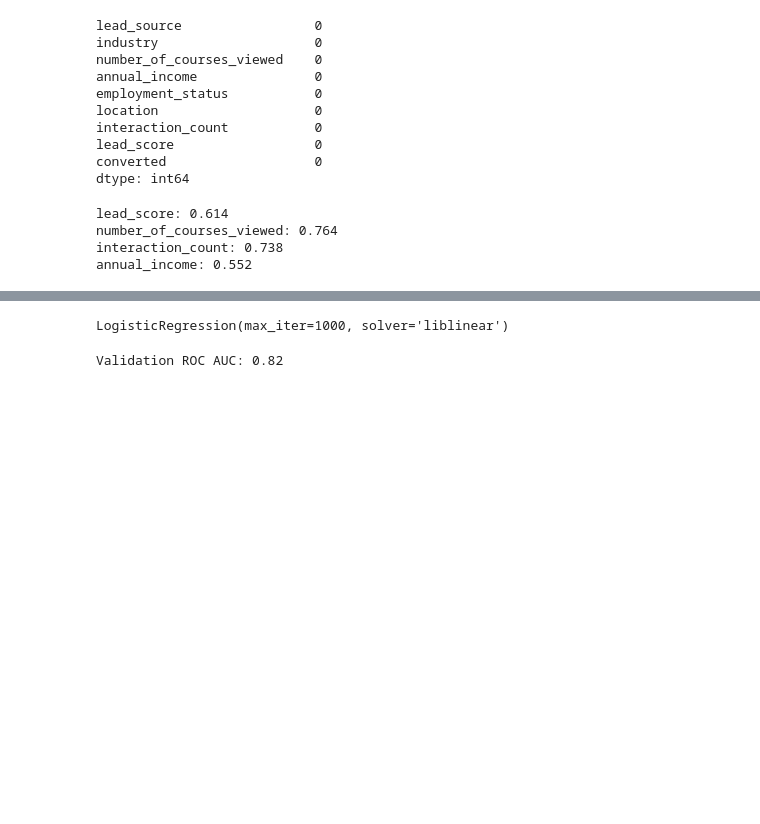
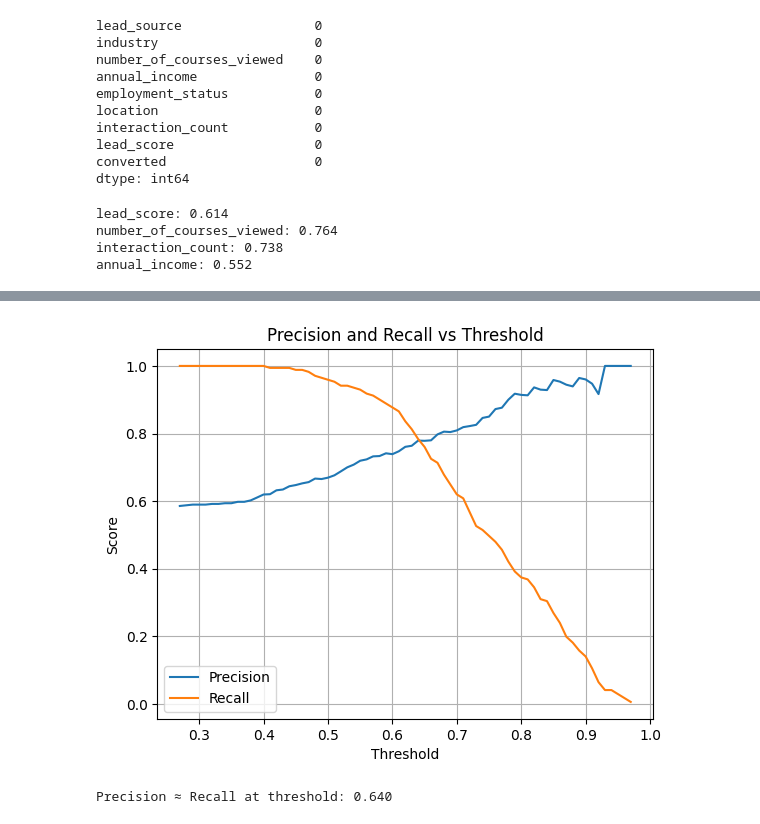
Before and after one commit to tmsnobrega/ml-zoomcamp-homework, a Jupyter notebook: 04-evaluation/Homework.ipynb, the cells around one changed output, grey strips where cells are left out. Cells and saved outputs as stored; diff of their text form; code cells hidden in the pictures; blank space fills up the shorter version.

```diff
--- a/04-evaluation/Homework.ipynb
+++ b/04-evaluation/Homework.ipynb
@@ -121,13 +140,34 @@ Number of features after one-hot encoding: 31
-# %%
-# Train the Logistic Regression model
-model = LogisticRegression(solver='liblinear', C=1.0, max_iter=1000)
-model.fit(X_train, y_train)
-# %% [output]
-LogisticRegression(max_iter=1000, solver='liblinear')
-# %%
-# Evaluate on the validation set
-y_pred_val = model.predict_proba(X_val)[:, 1]
-auc = roc_auc_score(y_val, y_pred_val)
-print(f"Validation ROC AUC: {auc:.3f}")
-# %% [output]
-Validation ROC AUC: 0.82
+# %%
+# Define thresholds from 0.0 to 1.0 (step = 0.01)
+thresholds = np.arange(0.0, 1.01, 0.01)
+
+precisions, recalls, valid_t = [], [], []
+
+for t in thresholds:
+    y_pred = (y_val_proba >= t)
+
+    # Skip degenerate thresholds (all negatives or all positives)
+    if y_pred.sum() == 0 or y_pred.sum() == len(y_pred):
+        continue
+
+    # zero_division=0 is optional but keeps things quiet at edges
+    p = precision_score(y_val, y_pred, zero_division=0)
+    r = recall_score(y_val, y_pred, zero_division=0)
+
+    precisions.append(p)
+    recalls.append(r)
+    valid_t.append(t)
+
+# ---- Plot (use valid_t, not thresholds) ----
+plt.plot(valid_t, precisions, label='Precision')
+plt.plot(valid_t, recalls, label='Recall')
+plt.xlabel('Threshold'); plt.ylabel('Score'); plt.title('Precision and Recall vs Threshold')
+plt.legend(); plt.grid(True); plt.show()
+
+# ---- Intersection (precision ≈ recall) ----
+diff = np.abs(np.array(precisions) - np.array(recalls))
+t_star = valid_t[int(diff.argmin())]
+print(f"Precision ≈ Recall at threshold: {t_star:.3f}")
+# %% [output]
+[figure, added]
+Precision ≈ Recall at threshold: 0.640
```
Also changed, not shown: parts of 6 cells of this notebook.
